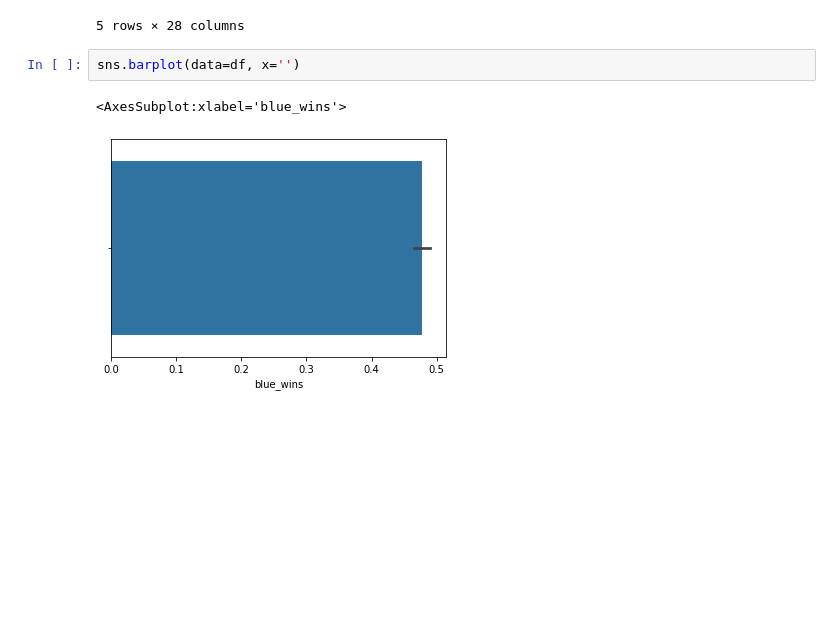
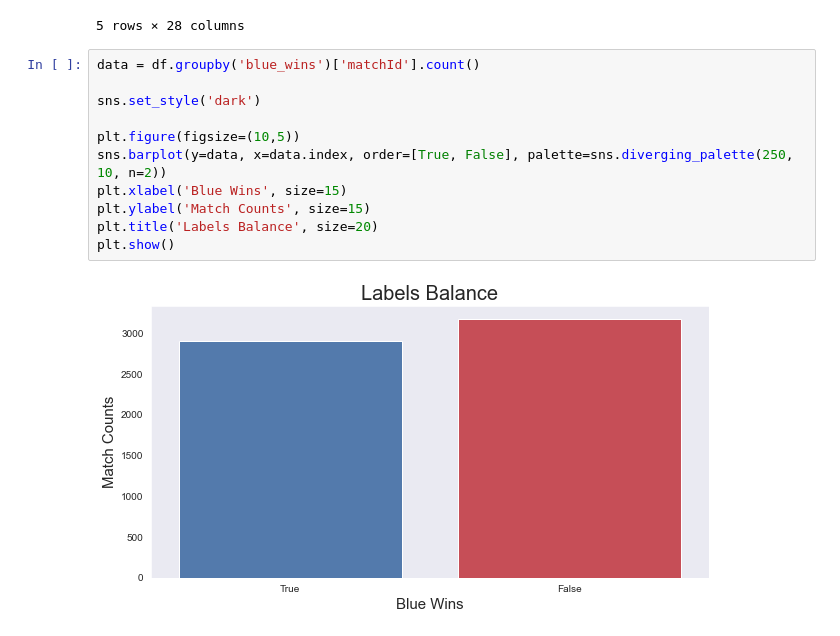
Before and after one commit to andamanopal/league-of-legends-ds, a Jupyter notebook: win-prediction-10mins.ipynb, the cells around one changed output. Drawn from its saved outputs; the diff is of its cells as text; blank space fills up the shorter version.

```diff
--- a/win-prediction-10mins.ipynb
+++ b/win-prediction-10mins.ipynb
@@ -22,7 +26,15 @@ df.head()
 | 4 | NA1_4137045009 | True | 12 | 14 | 8 | 16 | 2 | ... |
 5 rows × 28 columns
 # %%
-sns.barplot(data=df, x='')
+data = df.groupby('blue_wins')['matchId'].count()
+
+sns.set_style('dark')
+
+plt.figure(figsize=(10,5))
+sns.barplot(y=data, x=data.index, order=[True, False], palette=sns.diverging_palette(250, 10, n=2))
+plt.xlabel('Blue Wins', size=15)
+plt.ylabel('Match Counts', size=15)
+plt.title('Labels Balance', size=20)
+plt.show()
 # %% [output]
-<AxesSubplot:xlabel='blue_wins'>
-[figure, old version]
+[figure, new version]
```
Also changed, not shown: parts of 25 cells of this notebook.
